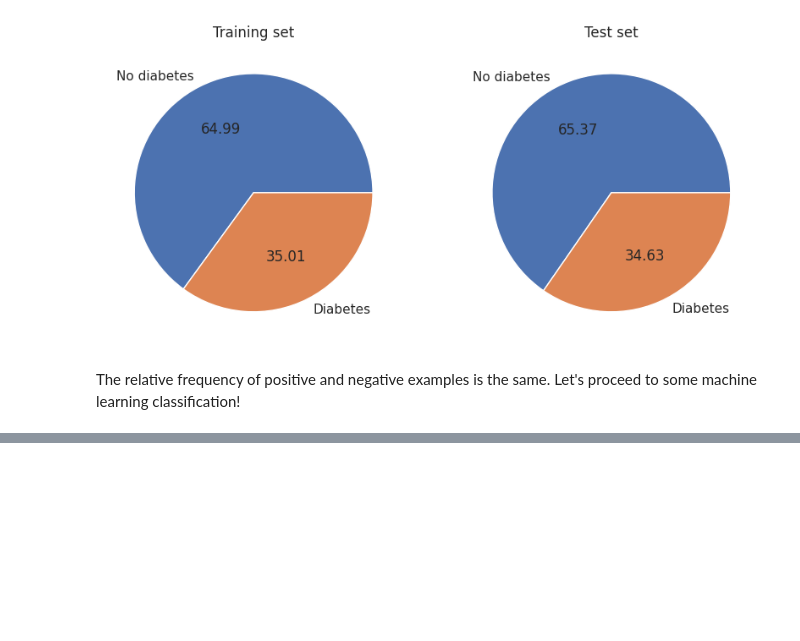
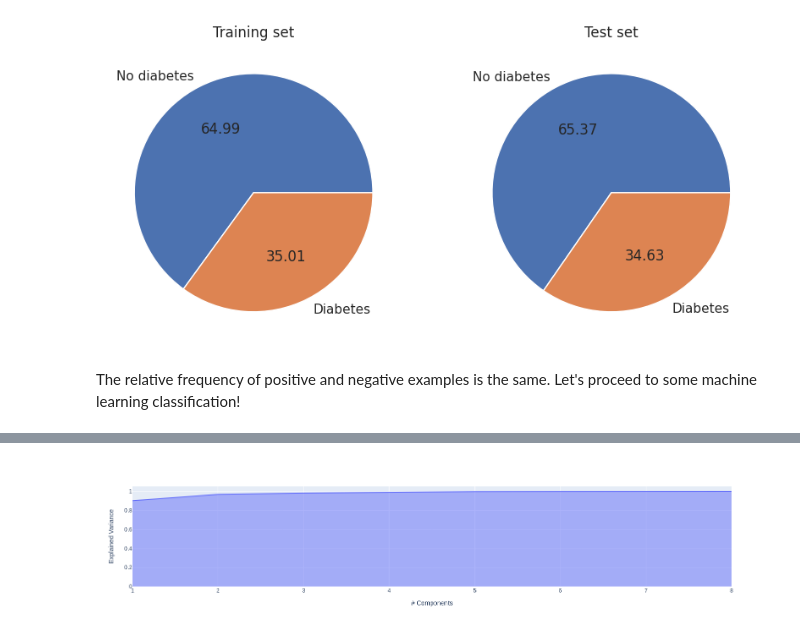
Before and after one commit to as51340/DataScienceProject, a Jupyter notebook: diabetes_classification.ipynb, the cells around one changed output, grey strips where cells are left out. Drawn from its saved outputs; the diff is of its cells as text; code cells hidden in the pictures; blank space fills up the shorter version.

```diff
--- a/diabetes_classification.ipynb
+++ b/diabetes_classification.ipynb
@@ -299,0 +369,8 @@ The relative frequency of positive and negative examples is the same. Let's proc
+# %%
+px.area(
+    x=range(1, explained_variance_ratios_cumsum.shape[0] + 1),
+    y=explained_variance_ratios_cumsum,
+    labels={"x": "# Components", "y": "Explained Variance"}
+)
+# %% [output]
+[figure, added]
```
Also changed, not shown: parts of 55 cells of this notebook.
